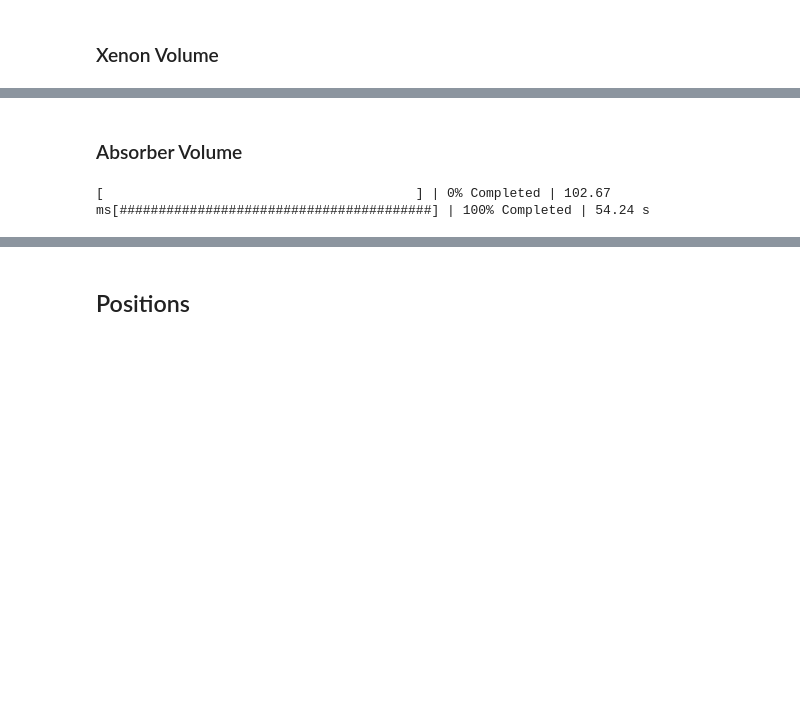
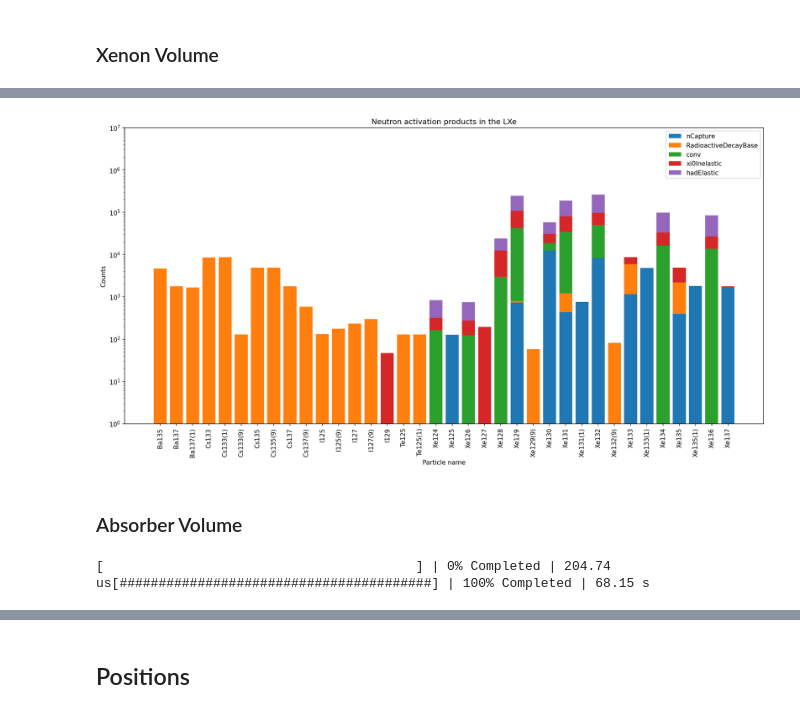
Before and after one commit to B-Koberg/XeSim, a Jupyter notebook: notebooks/Analysis.ipynb, the cells around one changed output, grey strips where cells are left out. Drawn from its saved outputs; the diff is of its cells as text; code cells hidden in the pictures; blank space fills up the shorter version.

```diff
--- a/notebooks/Analysis.ipynb
+++ b/notebooks/Analysis.ipynb
@@ -213,40 +229,43 @@ grouped_data.index = grouped_data.index.set_levels(
 # %%
-_data = grouped_data[grouped_data.values > 300]
-
+_data = grouped_data[grouped_data.values > 40]
 
 _particles = np.unique(_data.index.get_level_values(0))
 _processes = np.unique(_data.index.get_level_values(1))
+
+_processes_sorted = sorted(_processes, key=lambda pr: sum(_counts[pr]))
 
 def get_value(data,pr,p):
     try:
         return data[p,pr]
     except:
         return 0
 
-_counts = {pr: [get_value(_data,pr,p) for p in _particles] for pr in _processes}
+_counts = {pr: [get_value(_data,pr,p) for p in _particles] for pr in _processes_sorted}
 
 plt.figure(dpi=150, figsize =(15,8))
 
 x = np.arange(len(_particles))
 bottom = np.zeros(len(_particles))
-for pr in _processes:
+for pr in _processes_sorted:
     plt.bar(x, _counts[pr], 0.8, label=pr, bottom=bottom)
     bottom += np.array(_counts[pr])
 
 ax = plt.gca()
 ax.set_xticks(x)
 ax.set_xticklabels(_particles, rotation=90, ha='center')
 
 plt.xlabel("Particle name")
 plt.ylabel("Counts")
-plt.title("Neutron activation products in LXe")
+plt.title("Neutron activation products in the LXe")
 plt.yscale("log")
-plt.ylim(0.1,1e7)
+plt.ylim(1,1e7)
 
 plt.legend()
 plt.savefig(f"/home/b/bkoberg/AGW_LowRad/home/bkoberg/XeSim/notebooks/Pictures/{data_Version}/{data_Material}/{data_file_pattern}_Processes_LXe.pdf" )
 plt.tight_layout()
 plt.show()
+# %% [output]
+[figure, added]
 # %% [markdown]
 ### Absorber Volume
 # %%
@@ -256,6 +275,6 @@ only_Absorber_volume = only_Absorber_volume[['NAct_particle_id','NAct_process_ID
 # %%
 with ProgressBar():
-    grouped_data = only_Absorber_volume.groupby(['NAct_particle_id','NAct_process_ID']).size().compute()
+    grouped_data = only_PartProcess.groupby(['NAct_particle_id','NAct_process_ID']).size().compute()
 
 
 grouped_data.index = grouped_data.index.set_levels(
@@ -265,4 +284,4 @@ grouped_data.index = grouped_data.index.set_levels(
     grouped_data.index.levels[1].map(lambda x: get_process_name(x)), level = 1
 )
 # %% [output]
-[                                        ] | 0% Completed | 102.67 ms[########################################] | 100% Completed | 54.24 s
+[                                        ] | 0% Completed | 204.74 us[########################################] | 100% Completed | 68.15 s
```
Also changed, not shown: parts of 31 cells of this notebook, 37 other files.
